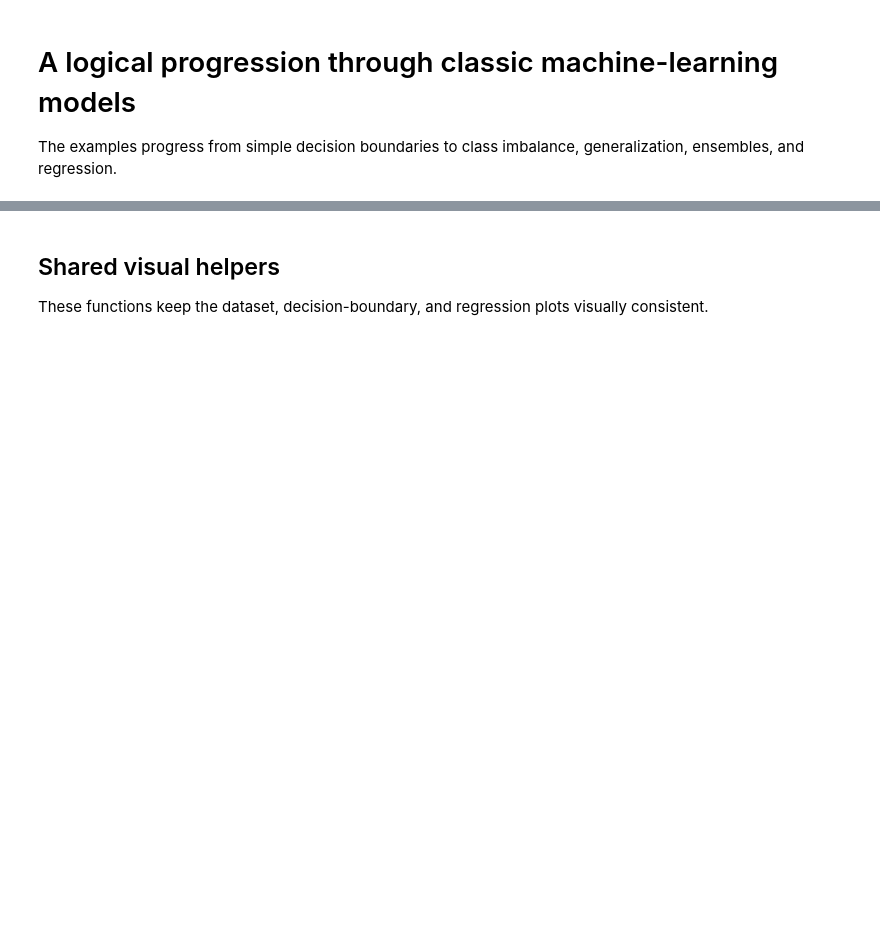
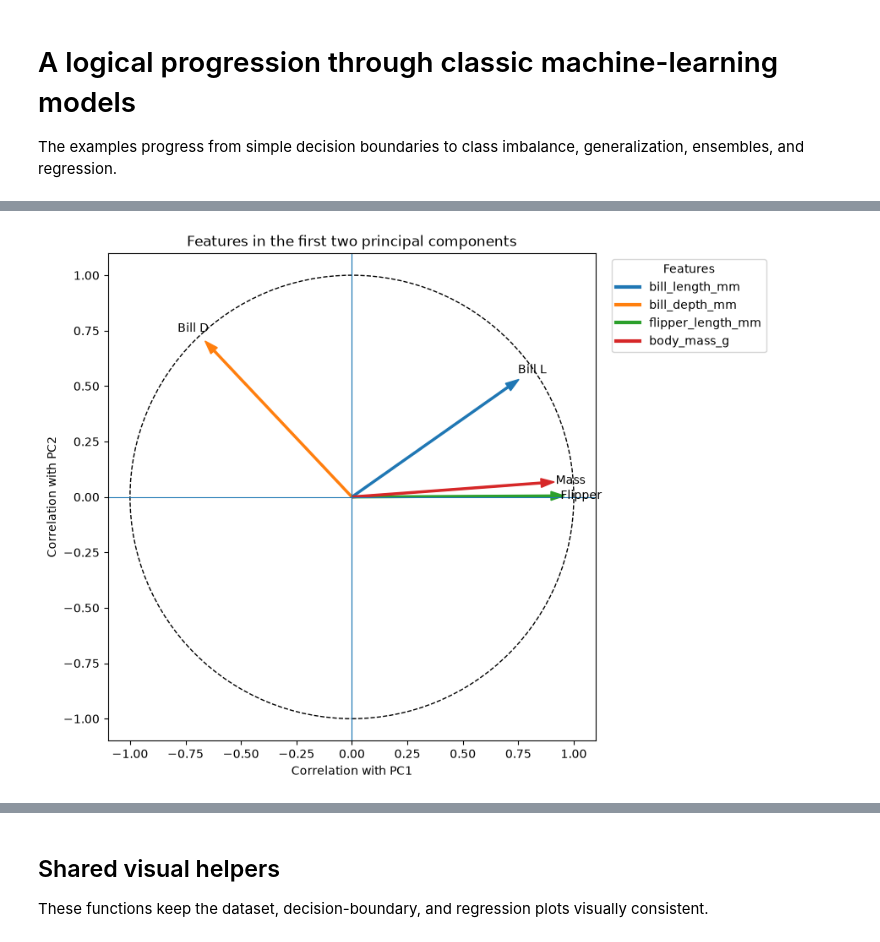
Before and after one commit to ai-with-guy/Intro-to-practical-AI-course, a Jupyter notebook: 2. machine learning/machine_learning.ipynb, the cells around one changed output, grey strips where cells are left out. Saved outputs shown, nothing was run; the diff lists cells and outputs as text; code cells hidden in the pictures; blank space fills up the shorter version.

```diff
--- a/2. machine learning/machine_learning.ipynb
+++ b/2. machine learning/machine_learning.ipynb
@@ -65,0 +158,91 @@ R²:  0.762
+# %%
+import matplotlib.pyplot as plt
+from matplotlib.lines import Line2D
+
+# Correlation of each original feature with PC1 and PC2
+feature_correlations = (
+    pca.components_[:2].T
+    * (pca.explained_variance_[:2] ** 0.5)
+)
+
+short_names = {
+    "bill_length_mm": "Bill L",
+    "bill_depth_mm": "Bill D",
+    "flipper_length_mm": "Flipper",
+    "body_mass_g": "Mass",
+}
+
+fig, ax = plt.subplots(figsize=(8, 7))
+
+colors = plt.cm.tab10(range(len(features)))
+
+legend_handles = []
+
+for feature, (pc1, pc2), color in zip(
+    features,
+    feature_correlations,
+    colors,
+):
+    ax.arrow(
+        0,
+        0,
+        pc1,
+        pc2,
+        color=color,
+        width=0.008,
+        head_width=0.04,
+        length_includes_head=True,
+    )
+
+    # Short label next to the arrow
+    ax.text(
+        pc1 * 1.08,
+        pc2 * 1.08,
+        short_names[feature],
+        ha="center",
+        va="center",
+    )
+
+    # Full feature name in the legend
+    legend_handles.append(
+        Line2D(
+            [0],
+            [0],
+            color=color,
+            linewidth=3,
+            label=feature,
+        )
+    )
+
+# Unit circle
+circle = plt.Circle(
+    (0, 0),
+    1,
+    fill=False,
+    linestyle="--",
+    linewidth=1,
+)
+ax.add_patch(circle)
+
+ax.axhline(0, linewidth=0.8)
+ax.axvline(0, linewidth=0.8)
+
+ax.set_xlim(-1.1, 1.1)
+ax.set_ylim(-1.1, 1.1)
+ax.set_aspect("equal")
+
+ax.set_xlabel("Correlation with PC1")
+ax.set_ylabel("Correlation with PC2")
+ax.set_title("Features in the first two principal components")
+
+ax.legend(
+    handles=legend_handles,
+    title="Features",
+    loc="upper left",
+    bbox_to_anchor=(1.02, 1),
+)
+
+plt.tight_layout()
+plt.show()
+# %% [output]
+[figure, added]
```
Also changed, not shown: parts of 6 cells of this notebook.
